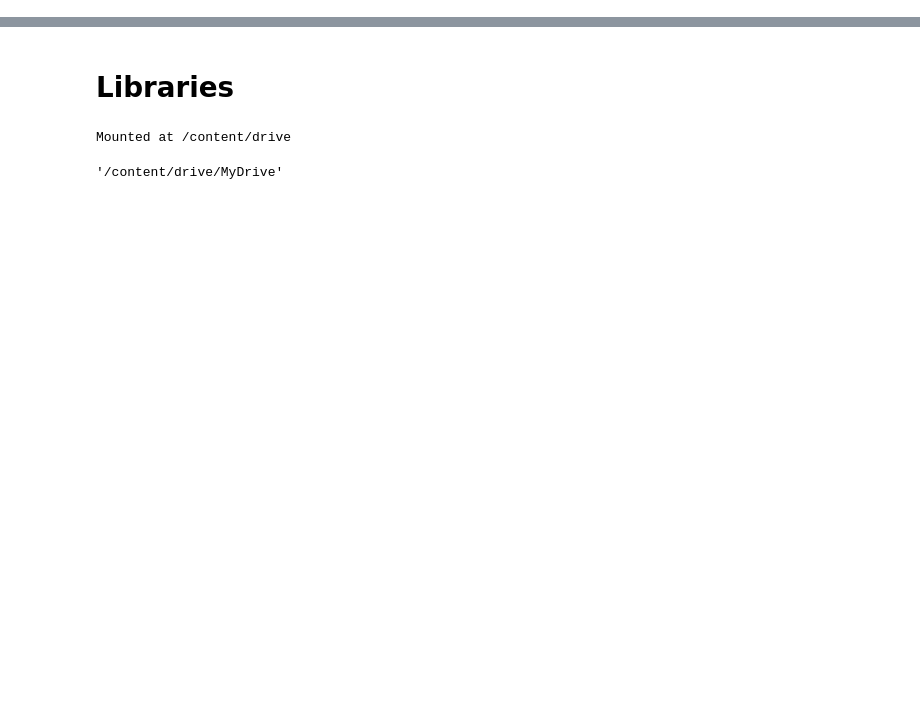
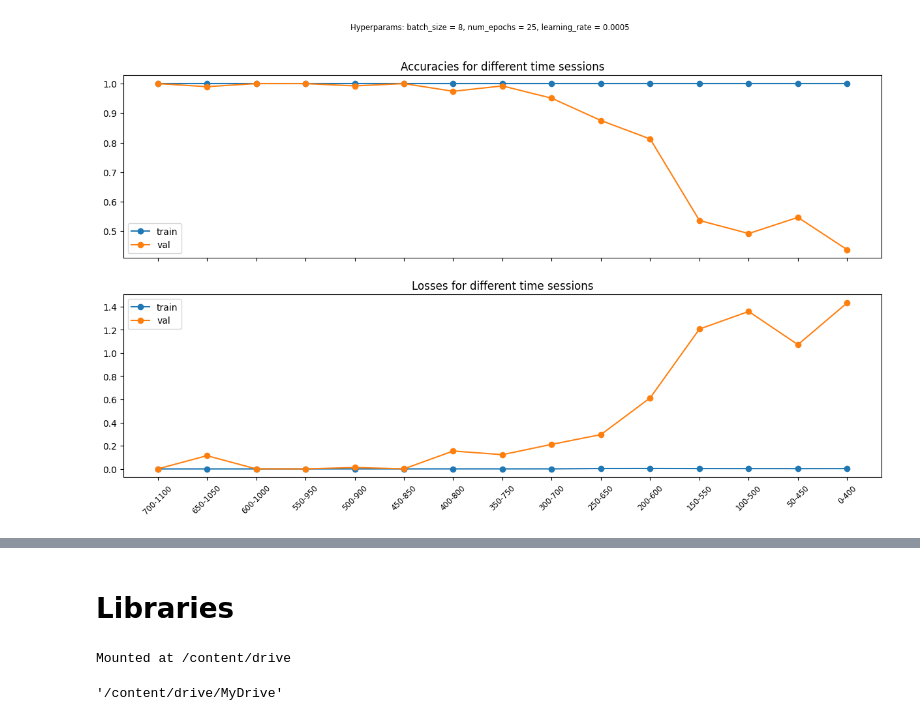
Before and after one commit to benedettacandelori/Monkeys_go_stop_trials, a Jupyter notebook: Monkeys_earlier_predictions_move_onset.ipynb, the cells around one changed output, grey strips where cells are left out. Cells and saved outputs as stored; diff of their text form; code cells hidden in the pictures; blank space fills up the shorter version.

```diff
--- a/Monkeys_earlier_predictions_move_onset.ipynb
+++ b/Monkeys_earlier_predictions_move_onset.ipynb
@@ -1,2 +1,26 @@
 # %% [markdown]
 <a href="https://colab.research.google.com/github/benedettacandelori/Monkeys_go_stop_trials/blob/main/Monkeys_earlier_predictions_move_onset.ipynb" target="_parent"><img src="https://colab.research.google.com/assets/colab-badge.svg" alt="Open In Colab"/></a>
+# %%
+x_labs = []
+for i in range(len(final_results['time session']['start'])):
+  x_labs.append(str(final_results['time session']['start'][i])+'-'+str(final_results['time session']['end'][i]))
+# %%
+plt.figure(figsize = (15,8))
+plt.subplot(2, 1, 1)
+plt.plot(x_labs,final_results['train']['accuracies'], label = 'train', marker = 'o' )
+plt.plot(x_labs,final_results['val']['accuracies'], label = 'val', marker = 'o')
+plt.xticks(rotation = 45, size = 'small',color = 'white')
+plt.legend()
+plt.title('Accuracies for different time sessions')
+
+plt.subplot(2, 1, 2)
+plt.plot(x_labs,final_results['train']['losses'], label = 'train', marker = 'o')
+plt.plot(x_labs,final_results['val']['losses'], label = 'val', marker = 'o')
+plt.xticks(rotation = 45, size = 'small')
+plt.legend()
+plt.title('Losses for different time sessions')
+plt.suptitle('Hyperparams: batch_size = 8, num_epochs = 25, learning_rate = 0.0005', fontsize = 'small')
+
+plt.show()
+# %% [output]
+[figure, added]
```
Also changed, not shown: parts of 30 cells of this notebook.
